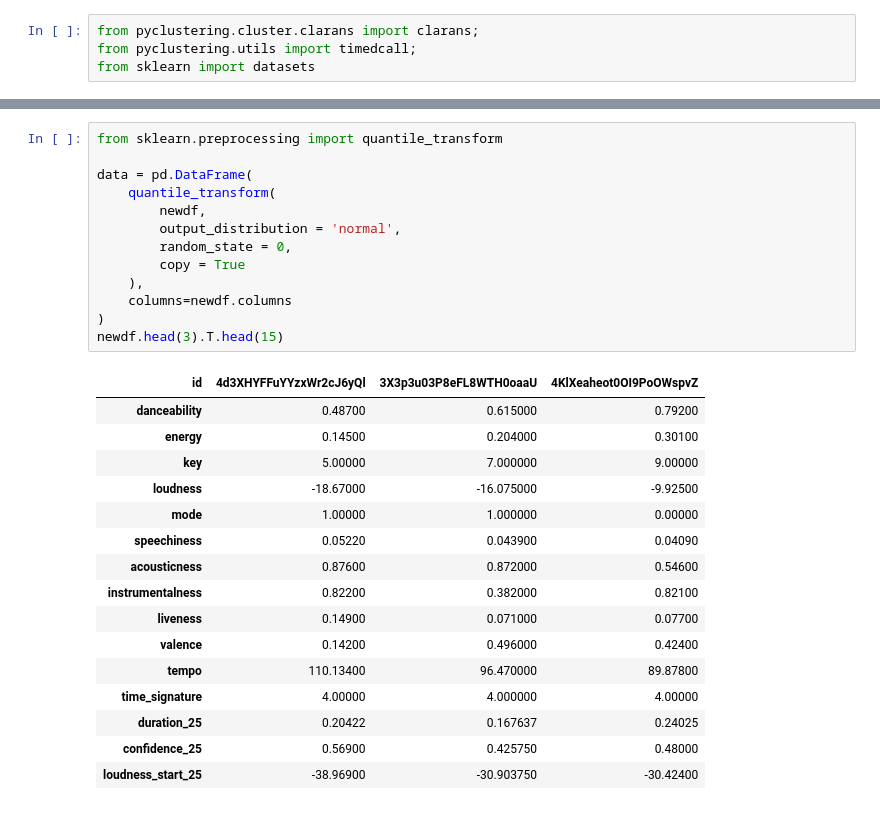
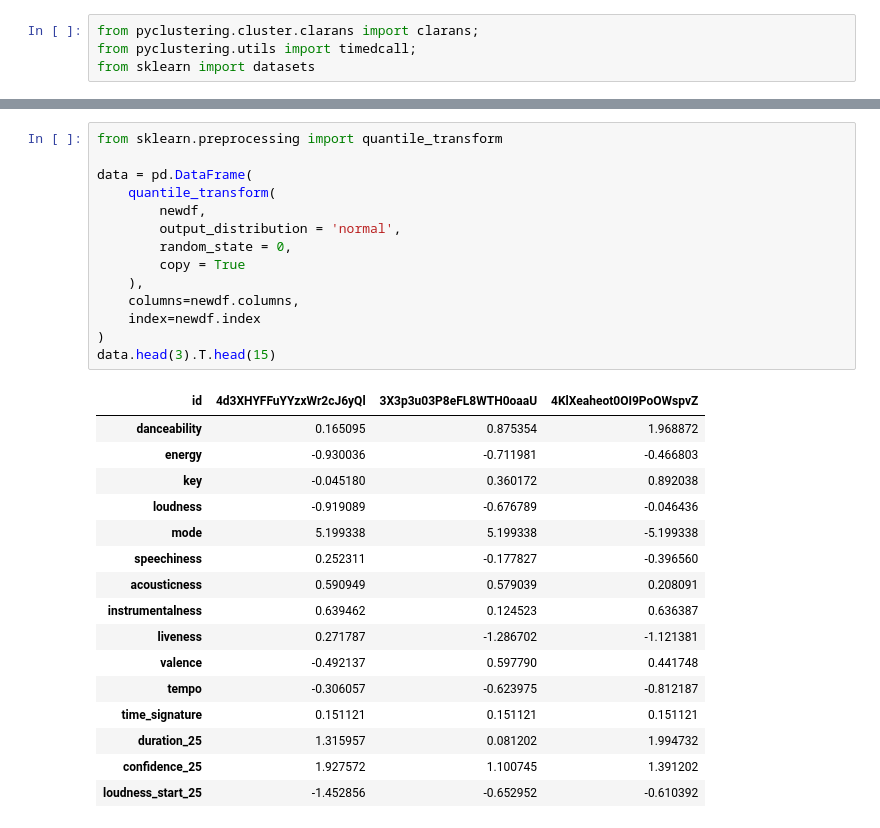
Before and after one commit to francotestori/dmctuba_01, a Jupyter notebook: clustering/clustering_pam.ipynb, the cells around one changed output, grey strips where cells are left out. Cells and saved outputs as stored; diff of their text form.

```diff
--- a/clustering/clustering_pam.ipynb
+++ b/clustering/clustering_pam.ipynb
@@ -92,30 +93,31 @@ newdf.head(3).T.head(20)
 # %%
 from sklearn.preprocessing import quantile_transform
 
 data = pd.DataFrame(
     quantile_transform(
         newdf,
         output_distribution = 'normal',
         random_state = 0,
         copy = True
     ),
-    columns=newdf.columns
+    columns=newdf.columns,
+    index=newdf.index
 )
-newdf.head(3).T.head(15)
+data.head(3).T.head(15)
 # %% [output]
 | id | 4d3XHYFFuYYzxWr2cJ6yQl | 3X3p3u03P8eFL8WTH0oaaU | 4KlXeaheot0OI9PoOWspvZ |
-| danceability | 0.48700 | 0.615000 | 0.79200 |
-| energy | 0.14500 | 0.204000 | 0.30100 |
-| key | 5.00000 | 7.000000 | 9.00000 |
-| loudness | -18.67000 | -16.075000 | -9.92500 |
-| mode | 1.00000 | 1.000000 | 0.00000 |
-| speechiness | 0.05220 | 0.043900 | 0.04090 |
-| acousticness | 0.87600 | 0.872000 | 0.54600 |
-| instrumentalness | 0.82200 | 0.382000 | 0.82100 |
-| liveness | 0.14900 | 0.071000 | 0.07700 |
-| valence | 0.14200 | 0.496000 | 0.42400 |
-| tempo | 110.13400 | 96.470000 | 89.87800 |
-| time_signature | 4.00000 | 4.000000 | 4.00000 |
-| duration_25 | 0.20422 | 0.167637 | 0.24025 |
-| confidence_25 | 0.56900 | 0.425750 | 0.48000 |
-| loudness_start_25 | -38.96900 | -30.903750 | -30.42400 |
+| danceability | 0.165095 | 0.875354 | 1.968872 |
+| energy | -0.930036 | -0.711981 | -0.466803 |
+| key | -0.045180 | 0.360172 | 0.892038 |
+| loudness | -0.919089 | -0.676789 | -0.046436 |
+| mode | 5.199338 | 5.199338 | -5.199338 |
+| speechiness | 0.252311 | -0.177827 | -0.396560 |
+| acousticness | 0.590949 | 0.579039 | 0.208091 |
+| instrumentalness | 0.639462 | 0.124523 | 0.636387 |
+| liveness | 0.271787 | -1.286702 | -1.121381 |
+| valence | -0.492137 | 0.597790 | 0.441748 |
+| tempo | -0.306057 | -0.623975 | -0.812187 |
+| time_signature | 0.151121 | 0.151121 | 0.151121 |
+| duration_25 | 1.315957 | 0.081202 | 1.994732 |
+| confidence_25 | 1.927572 | 1.100745 | 1.391202 |
+| loudness_start_25 | -1.452856 | -0.652952 | -0.610392 |
```
Also changed, not shown: parts of 5 cells of this notebook, 2 other files.
